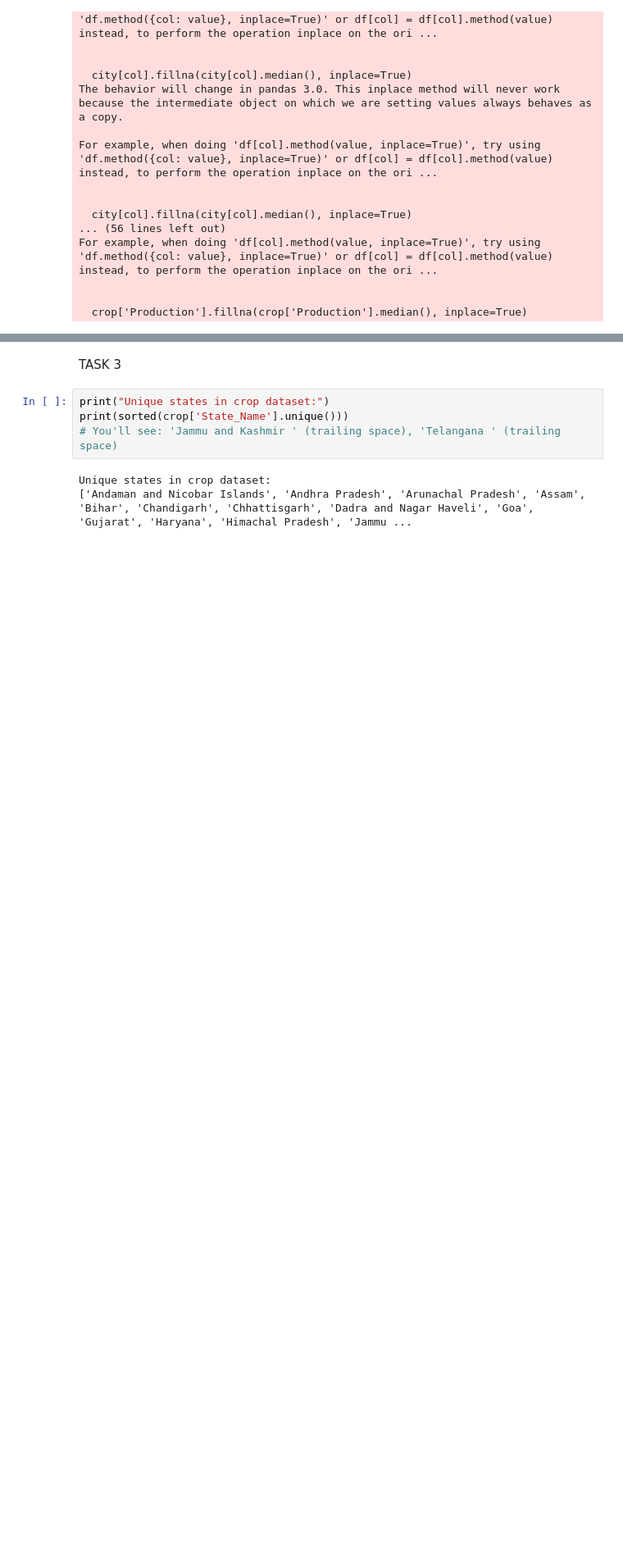
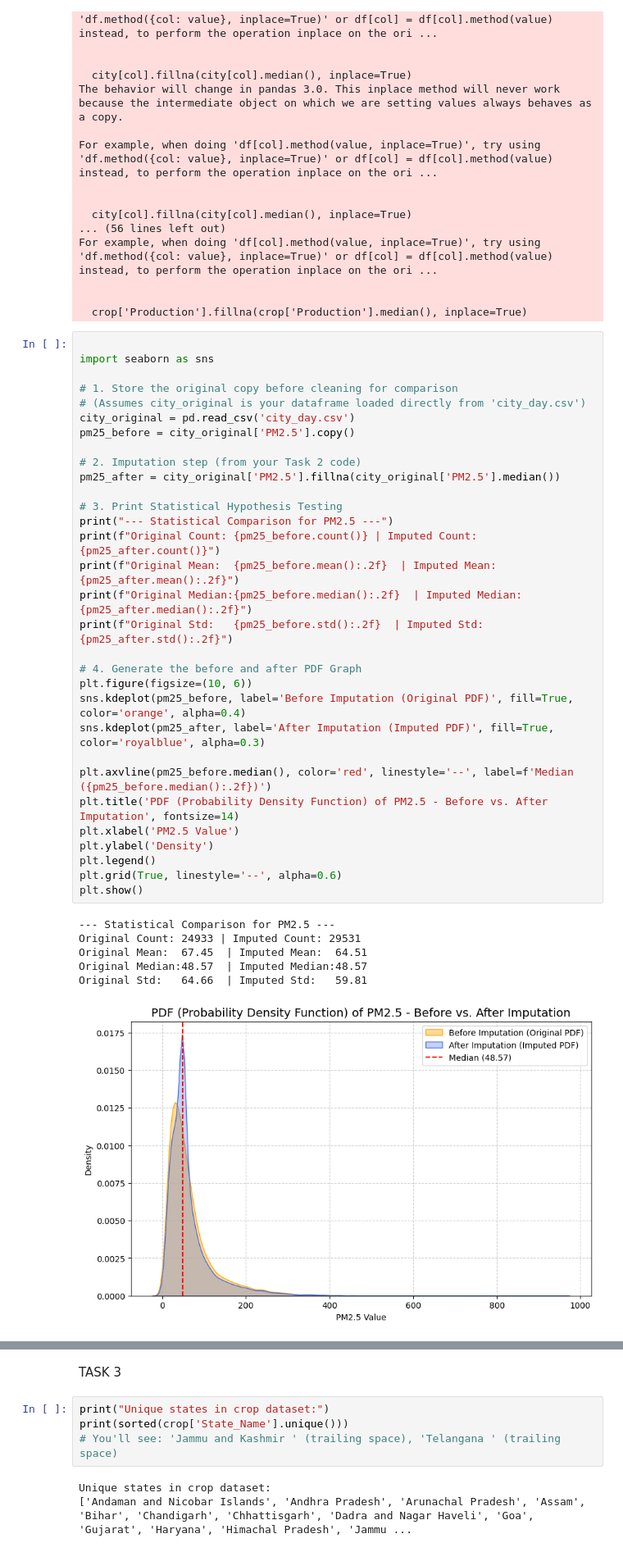
Before and after one commit to jelza04/ML-lab-2547123, a Jupyter notebook: lab1/lab1.ipynb, the cells around one changed output, grey strips where cells are left out. Shown at 82% size. Cells and saved outputs as stored; diff of their text form; blank space fills up the shorter version.

```diff
--- a/lab1/lab1.ipynb
+++ b/lab1/lab1.ipynb
@@ -137,3 +137,41 @@ For example, when doing 'df[col].method(value, inplace=True)', try using 'df.met
 
 
   crop['Production'].fillna(crop['Production'].median(), inplace=True)
+# %%
+
+import seaborn as sns
+
+# 1. Store the original copy before cleaning for comparison
+# (Assumes city_original is your dataframe loaded directly from 'city_day.csv')
+city_original = pd.read_csv('city_day.csv')
+pm25_before = city_original['PM2.5'].copy()
+
+# 2. Imputation step (from your Task 2 code)
+pm25_after = city_original['PM2.5'].fillna(city_original['PM2.5'].median())
+
+# 3. Print Statistical Hypothesis Testing
+print("--- Statistical Comparison for PM2.5 ---")
+print(f"Original Count: {pm25_before.count()} | Imputed Count: {pm25_after.count()}")
+print(f"Original Mean:  {pm25_before.mean():.2f}  | Imputed Mean:  {pm25_after.mean():.2f}")
+print(f"Original Median:{pm25_before.median():.2f}  | Imputed Median:{pm25_after.median():.2f}")
+print(f"Original Std:   {pm25_before.std():.2f}  | Imputed Std:   {pm25_after.std():.2f}")
+
+# 4. Generate the before and after PDF Graph
+plt.figure(figsize=(10, 6))
+sns.kdeplot(pm25_before, label='Before Imputation (Original PDF)', fill=True, color='orange', alpha=0.4)
+sns.kdeplot(pm25_after, label='After Imputation (Imputed PDF)', fill=True, color='royalblue', alpha=0.3)
+
+plt.axvline(pm25_before.median(), color='red', linestyle='--', label=f'Median ({pm25_before.median():.2f})')
+plt.title('PDF (Probability Density Function) of PM2.5 - Before vs. After Imputation', fontsize=14)
+plt.xlabel('PM2.5 Value')
+plt.ylabel('Density')
+plt.legend()
+plt.grid(True, linestyle='--', alpha=0.6)
+plt.show()
+# %% [output]
+--- Statistical Comparison for PM2.5 ---
+Original Count: 24933 | Imputed Count: 29531
+Original Mean:  67.45  | Imputed Mean:  64.51
+Original Median:48.57  | Imputed Median:48.57
+Original Std:   64.66  | Imputed Std:   59.81
+[figure, added]
```
Also changed, not shown: parts of 2 cells of this notebook, 3 other files.
